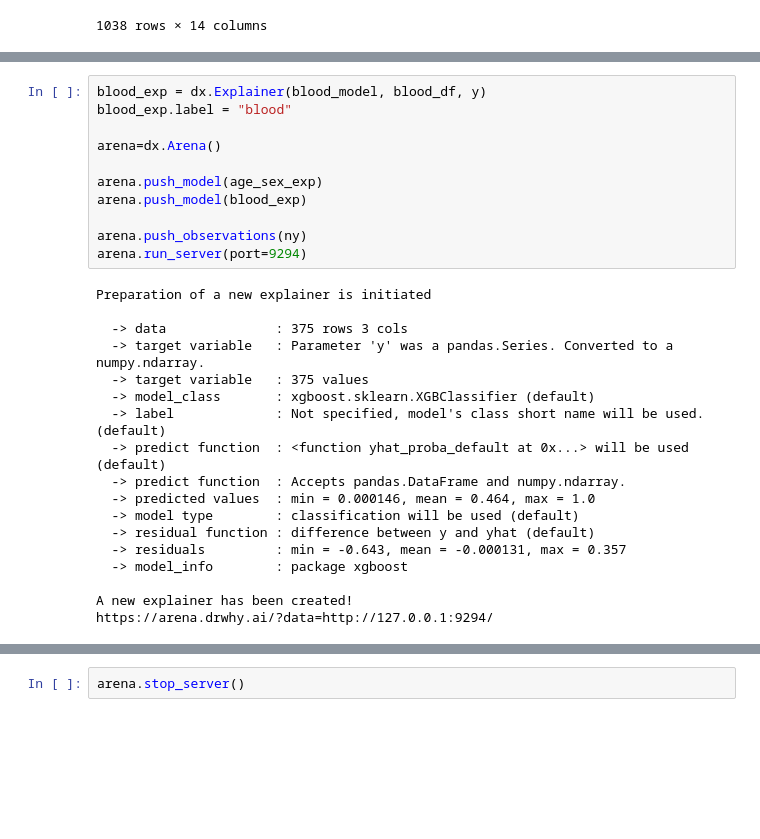
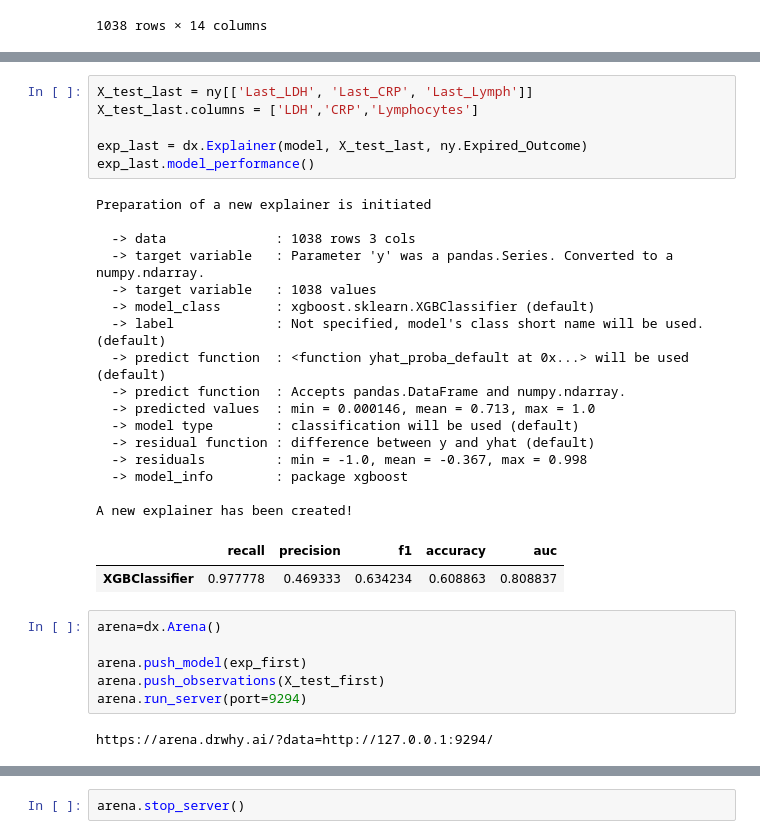
Before and after one commit to mini-pw/2021L-WB-ML, a Jupyter notebook: DeepJajo/Model_evaluation_and_fairness.ipynb, the cells around one changed output, grey strips where cells are left out. Drawn from its saved outputs; the diff is of its cells as text; blank space fills up the shorter version.

```diff
--- a/DeepJajo/Model_evaluation_and_fairness.ipynb
+++ b/DeepJajo/Model_evaluation_and_fairness.ipynb
@@ -242,29 +268,33 @@ ny
+# %%
+X_test_last = ny[['Last_LDH', 'Last_CRP', 'Last_Lymph']]
+X_test_last.columns = ['LDH','CRP','Lymphocytes']
+
+exp_last = dx.Explainer(model, X_test_last, ny.Expired_Outcome)
+exp_last.model_performance()
+# %% [output]
+Preparation of a new explainer is initiated
+
+  -> data              : 1038 rows 3 cols
+  -> target variable   : Parameter 'y' was a pandas.Series. Converted to a numpy.ndarray.
+  -> target variable   : 1038 values
+  -> model_class       : xgboost.sklearn.XGBClassifier (default)
+  -> label             : Not specified, model's class short name will be used. (default)
+  -> predict function  : <function yhat_proba_default at 0x...> will be used (default)
+  -> predict function  : Accepts pandas.DataFrame and numpy.ndarray.
+  -> predicted values  : min = 0.000146, mean = 0.713, max = 1.0
+  -> model type        : classification will be used (default)
+  -> residual function : difference between y and yhat (default)
+  -> residuals         : min = -1.0, mean = -0.367, max = 0.998
+  -> model_info        : package xgboost
+
+A new explainer has been created!
+|  | recall | precision | f1 | accuracy | auc |
+| XGBClassifier | 0.977778 | 0.469333 | 0.634234 | 0.608863 | 0.808837 |
 # %%
-blood_exp = dx.Explainer(blood_model, blood_df, y)
-blood_exp.label = "blood"
-
 arena=dx.Arena()
 
-arena.push_model(age_sex_exp)
-arena.push_model(blood_exp)
-
-arena.push_observations(ny)
+arena.push_model(exp_first)
+arena.push_observations(X_test_first)
 arena.run_server(port=9294)
 # %% [output]
-Preparation of a new explainer is initiated
-
-  -> data              : 375 rows 3 cols
-  -> target variable   : Parameter 'y' was a pandas.Series. Converted to a numpy.ndarray.
-  -> target variable   : 375 values
-  -> model_class       : xgboost.sklearn.XGBClassifier (default)
-  -> label             : Not specified, model's class short name will be used. (default)
-  -> predict function  : <function yhat_proba_default at 0x...> will be used (default)
-  -> predict function  : Accepts pandas.DataFrame and numpy.ndarray.
-  -> predicted values  : min = 0.000146, mean = 0.464, max = 1.0
-  -> model type        : classification will be used (default)
-  -> residual function : difference between y and yhat (default)
-  -> residuals         : min = -0.643, mean = -0.000131, max = 0.357
-  -> model_info        : package xgboost
-
-A new explainer has been created!
 https://arena.drwhy.ai/?data=http://127.0.0.1:9294/
```
Also changed, not shown: parts of 2 cells of this notebook, 1 other file.
